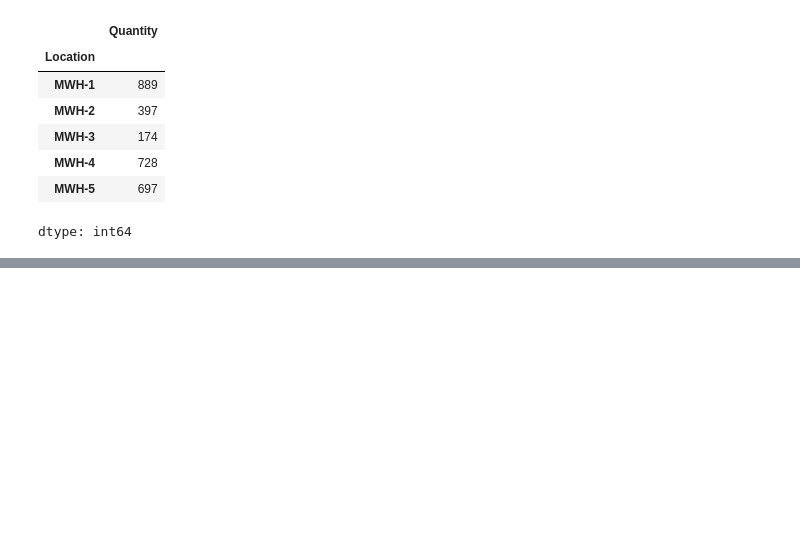
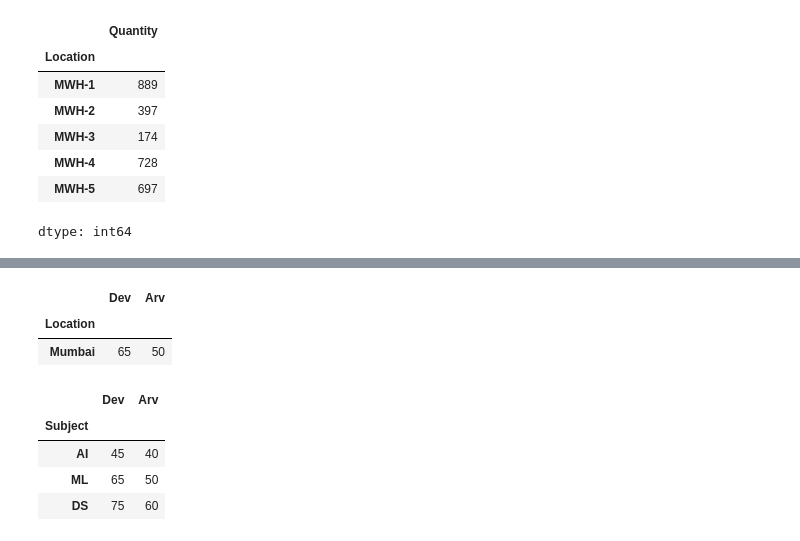
Before and after one commit to devdatta1429/BDA_Assignments, a Jupyter notebook: Stats/Day_3_Pandas.ipynb, the cells around one changed output, grey strips where cells are left out. Saved outputs shown, nothing was run; the diff lists cells and outputs as text; code cells hidden in the pictures; blank space fills up the shorter version.

```diff
--- a/Stats/Day_3_Pandas.ipynb
+++ b/Stats/Day_3_Pandas.ipynb
@@ -702,0 +771,14 @@ dtype: int64
+# %%
+my_df.xs('ML', level ='Subject')
+# %% [output]
+|  | Dev | Arv |
+| Location |  |  |
+| Mumbai | 65 | 50 |
+# %%
+my_df.xs('Mumbai' , level = 'Location')
+# %% [output]
+|  | Dev | Arv |
+| Subject |  |  |
+| AI | 45 | 40 |
+| ML | 65 | 50 |
+| DS | 75 | 60 |
```
Also changed, not shown: parts of 7 cells of this notebook.
